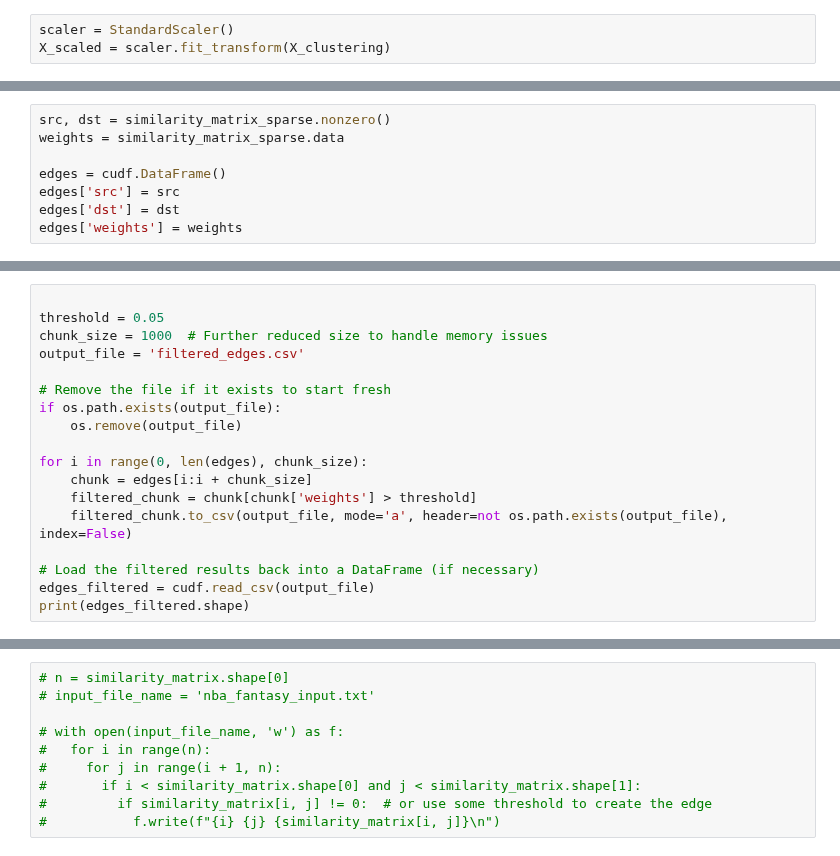
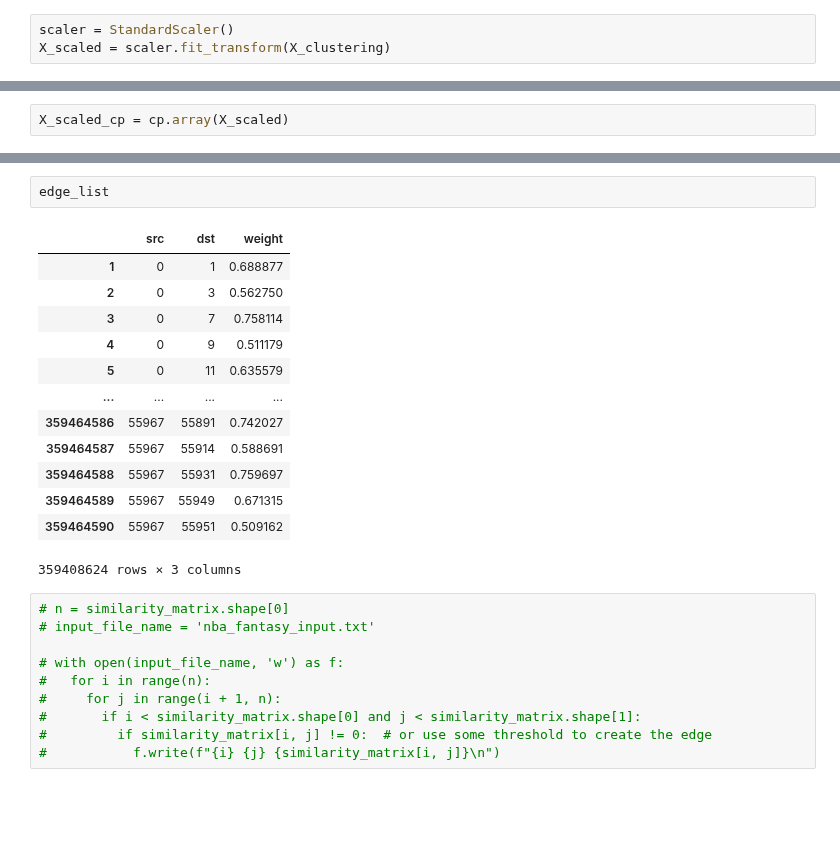
Before and after one commit to sammig6i/NBA-Fantasy-Points-Prediction, a Jupyter notebook: notebooks/clustering.ipynb, the cells around one changed output, grey strips where cells are left out. Drawn from its saved outputs; the diff is of its cells as text; blank space fills up the shorter version.

Commit message:
generate edge list for clustering

```diff
--- a/notebooks/clustering.ipynb
+++ b/notebooks/clustering.ipynb
@@ -341,8 +311,0 @@ for start in range(0, similarity_matrix_sparse.shape[0], chunk_size):
-# %%
-src, dst = similarity_matrix_sparse.nonzero()
-weights = similarity_matrix_sparse.data
-
-edges = cudf.DataFrame()
-edges['src'] = src
-edges['dst'] = dst
-edges['weights'] = weights
@@ -353,18 +311,0 @@ NameError: name 'edges' is not defined
-# %%
-
-threshold = 0.05
-chunk_size = 1000  # Further reduced size to handle memory issues
-output_file = 'filtered_edges.csv'
-
-# Remove the file if it exists to start fresh
-if os.path.exists(output_file):
-    os.remove(output_file)
-
-for i in range(0, len(edges), chunk_size):
-    chunk = edges[i:i + chunk_size]
-    filtered_chunk = chunk[chunk['weights'] > threshold]
-    filtered_chunk.to_csv(output_file, mode='a', header=not os.path.exists(output_file), index=False)
-
-# Load the filtered results back into a DataFrame (if necessary)
-edges_filtered = cudf.read_csv(output_file)
-print(edges_filtered.shape)
@@ -381,0 +312,2 @@ MemoryError: std::bad_alloc: out_of_memory: CUDA error at: /__w/cugraph/cugraph/
+# %%
+X_scaled_cp = cp.array(X_scaled)
@@ -382,3 +363,19 @@ MemoryError: std::bad_alloc: out_of_memory: CUDA error at: /__w/cugraph/cugraph/
+# %%
+edge_list
+# %% [output]
+|  | src | dst | weight |
+| 1 | 0 | 1 | 0.688877 |
+| 2 | 0 | 3 | 0.562750 |
+| 3 | 0 | 7 | 0.758114 |
+| 4 | 0 | 9 | 0.511179 |
+| 5 | 0 | 11 | 0.635579 |
+| ... | ... | ... | ... |
+| 359464586 | 55967 | 55891 | 0.742027 |
+| 359464587 | 55967 | 55914 | 0.588691 |
+| 359464588 | 55967 | 55931 | 0.759697 |
+| 359464589 | 55967 | 55949 | 0.671315 |
+| 359464590 | 55967 | 55951 | 0.509162 |
+359408624 rows × 3 columns
 # %%
 # n = similarity_matrix.shape[0]
 # input_file_name = 'nba_fantasy_input.txt'
```
Also changed, not shown: parts of 7 cells of this notebook.
